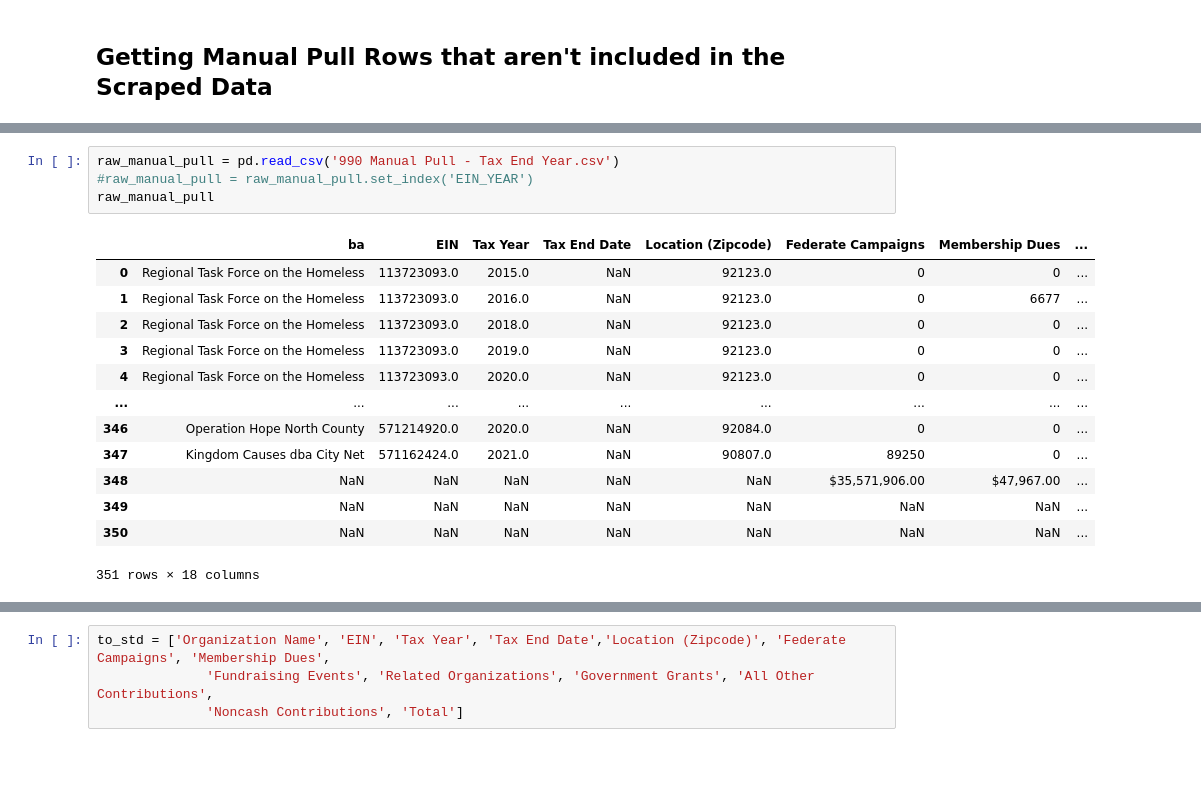
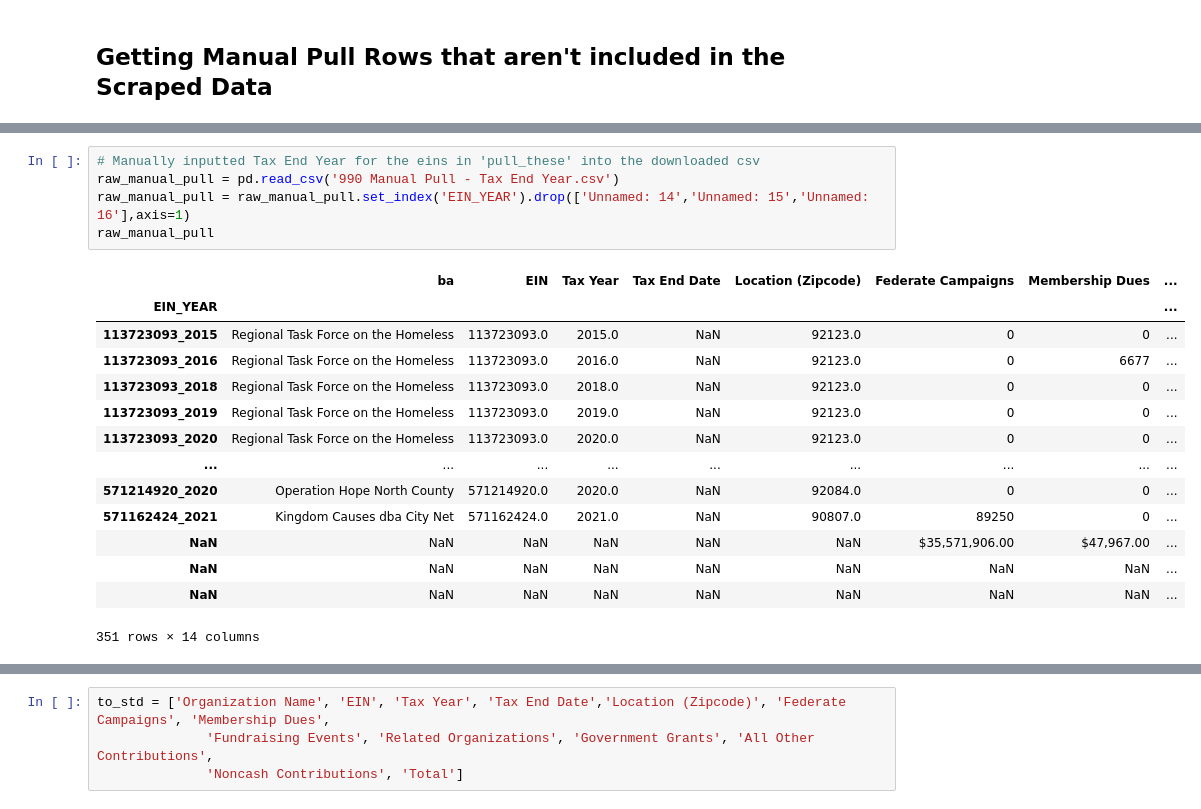
Before and after one commit to dbyers15/SDCTA-homelessness, a Jupyter notebook: XML parser/990 - error check.ipynb, the cells around one changed output, grey strips where cells are left out. Cells and saved outputs as stored; diff of their text form; blank space fills up the shorter version.

```diff
--- a/XML parser/990 - error check.ipynb
+++ b/XML parser/990 - error check.ipynb
@@ -989,18 +993,20 @@ full_phil = pd.read_csv('Phil Dataset.csv')
 # %%
+# Manually inputted Tax End Year for the eins in 'pull_these' into the downloaded csv
 raw_manual_pull = pd.read_csv('990 Manual Pull - Tax End Year.csv')
-#raw_manual_pull = raw_manual_pull.set_index('EIN_YEAR')
+raw_manual_pull = raw_manual_pull.set_index('EIN_YEAR').drop(['Unnamed: 14','Unnamed: 15','Unnamed: 16'],axis=1)
 raw_manual_pull
 # %% [output]
 |  | ba | EIN | Tax Year | Tax End Date | Location (Zipcode) | Federate Campaigns | Membership Dues | ... |
-| 0 | Regional Task Force on the Homeless | 113723093.0 | 2015.0 | NaN | 92123.0 | 0 | 0 | ... |
-| 1 | Regional Task Force on the Homeless | 113723093.0 | 2016.0 | NaN | 92123.0 | 0 | 6677 | ... |
-| 2 | Regional Task Force on the Homeless | 113723093.0 | 2018.0 | NaN | 92123.0 | 0 | 0 | ... |
-| 3 | Regional Task Force on the Homeless | 113723093.0 | 2019.0 | NaN | 92123.0 | 0 | 0 | ... |
-| 4 | Regional Task Force on the Homeless | 113723093.0 | 2020.0 | NaN | 92123.0 | 0 | 0 | ... |
+| EIN_YEAR |  |  |  |  |  |  |  | ... |
+| 113723093_2015 | Regional Task Force on the Homeless | 113723093.0 | 2015.0 | NaN | 92123.0 | 0 | 0 | ... |
+| 113723093_2016 | Regional Task Force on the Homeless | 113723093.0 | 2016.0 | NaN | 92123.0 | 0 | 6677 | ... |
+| 113723093_2018 | Regional Task Force on the Homeless | 113723093.0 | 2018.0 | NaN | 92123.0 | 0 | 0 | ... |
+| 113723093_2019 | Regional Task Force on the Homeless | 113723093.0 | 2019.0 | NaN | 92123.0 | 0 | 0 | ... |
+| 113723093_2020 | Regional Task Force on the Homeless | 113723093.0 | 2020.0 | NaN | 92123.0 | 0 | 0 | ... |
 | ... | ... | ... | ... | ... | ... | ... | ... | ... |
-| 346 | Operation Hope North County | 571214920.0 | 2020.0 | NaN | 92084.0 | 0 | 0 | ... |
-| 347 | Kingdom Causes dba City Net | 571162424.0 | 2021.0 | NaN | 90807.0 | 89250 | 0 | ... |
-| 348 | NaN | NaN | NaN | NaN | NaN | $35,571,906.00 | $47,967.00 | ... |
-| 349 | NaN | NaN | NaN | NaN | NaN | NaN | NaN | ... |
-| 350 | NaN | NaN | NaN | NaN | NaN | NaN | NaN | ... |
+| 571214920_2020 | Operation Hope North County | 571214920.0 | 2020.0 | NaN | 92084.0 | 0 | 0 | ... |
+| 571162424_2021 | Kingdom Causes dba City Net | 571162424.0 | 2021.0 | NaN | 90807.0 | 89250 | 0 | ... |
+| NaN | NaN | NaN | NaN | NaN | NaN | $35,571,906.00 | $47,967.00 | ... |
+| NaN | NaN | NaN | NaN | NaN | NaN | NaN | NaN | ... |
+| NaN | NaN | NaN | NaN | NaN | NaN | NaN | NaN | ... |
-351 rows × 18 columns
+351 rows × 14 columns
```
Also changed, not shown: parts of 35 cells of this notebook.
